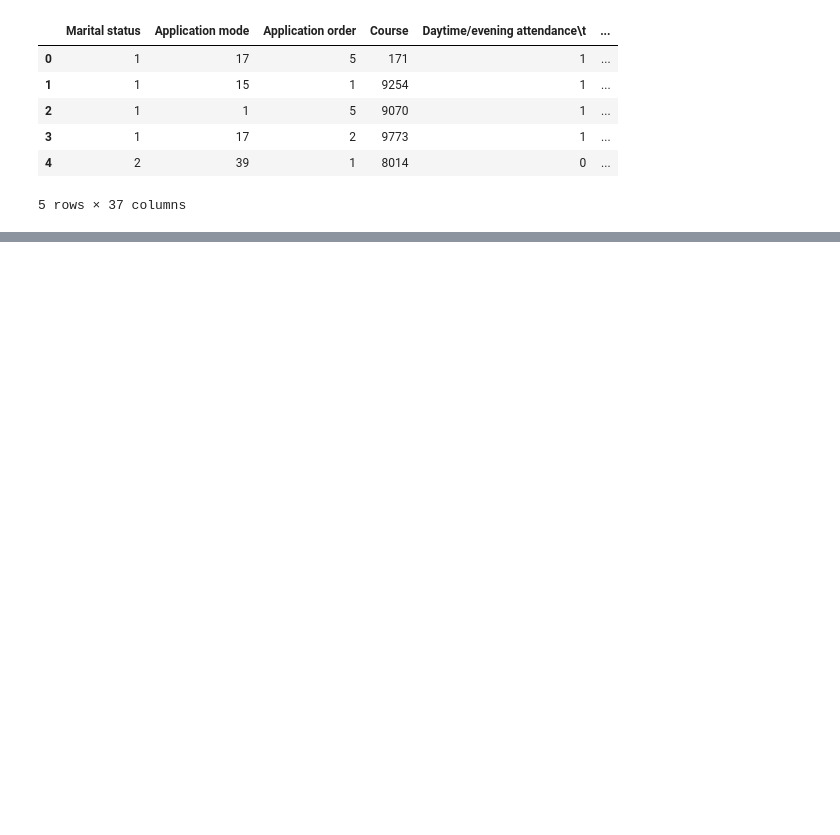
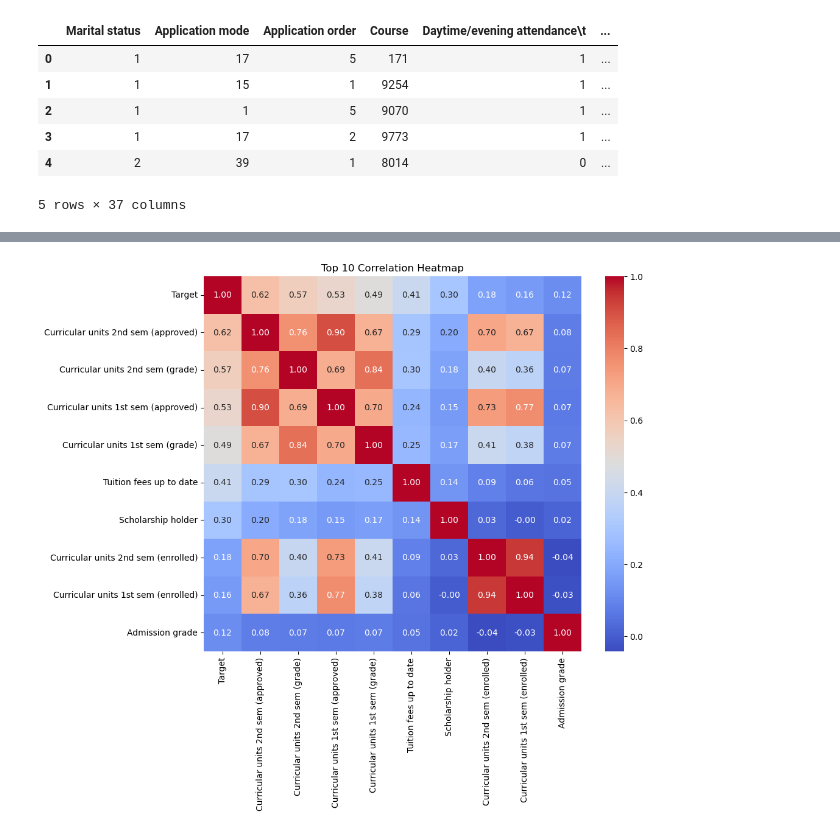
Before and after one commit to Keipatr/student-prediction-analysis, a Jupyter notebook: student_prediction_analysis.ipynb, the cells around one changed output, grey strips where cells are left out. Saved outputs shown, nothing was run; the diff lists cells and outputs as text; code cells hidden in the pictures; blank space fills up the shorter version.

```diff
--- a/student_prediction_analysis.ipynb
+++ b/student_prediction_analysis.ipynb
@@ -57,0 +108,5 @@ df.duplicated().sum()
+# %%
+label_encoder = LabelEncoder()
+df_encode = df.copy()
+df_encode['Target'] = label_encoder.fit_transform(df_encode['Target'])
+df_encode.head()
@@ -57,0 +123,9 @@ df.duplicated().sum()
+# %%
+numerical_columns = df_encode.select_dtypes(include=['float64', 'int64']).columns.drop(['Target'])
+scaler = StandardScaler()
+
+df_scaled = df_encode.copy()
+# df_scaled = pd.DataFrame(scaler.fit_transform(df_scaled), columns=df.columns)
+df_scaled[numerical_columns] = scaler.fit_transform(df_scaled[numerical_columns])
+
+df_scaled.head()
@@ -57,0 +162,10 @@ df.duplicated().sum()
+# %%
+top_corr_columns =  df_scaled.corr().nlargest(10, 'Target')['Target'].index
+top_corr_matrix = df_scaled[top_corr_columns].corr()
+
+plt.figure(figsize=(10, 8))
+sns.heatmap(top_corr_matrix, annot=True, cmap='coolwarm', fmt='.2f')
+plt.title('Top 10 Correlation Heatmap')
+plt.show()
+# %% [output]
+[figure, added]
```
Also changed, not shown: parts of 44 cells of this notebook.
